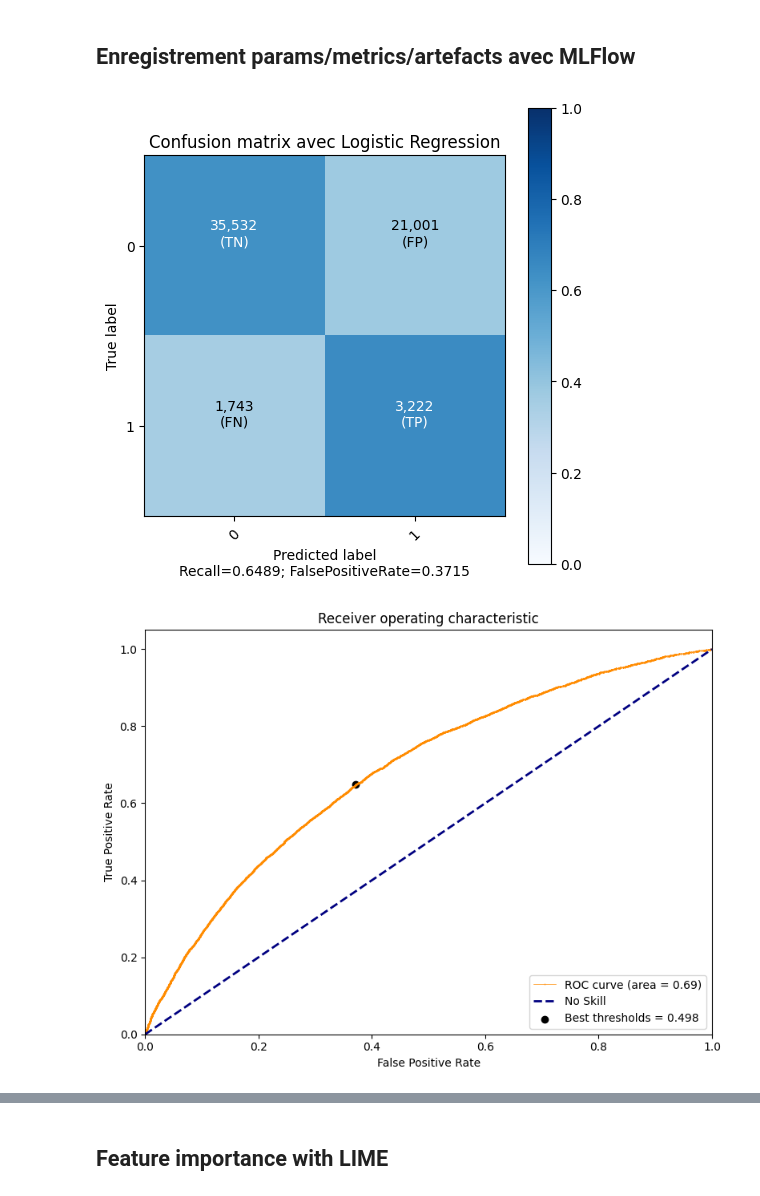
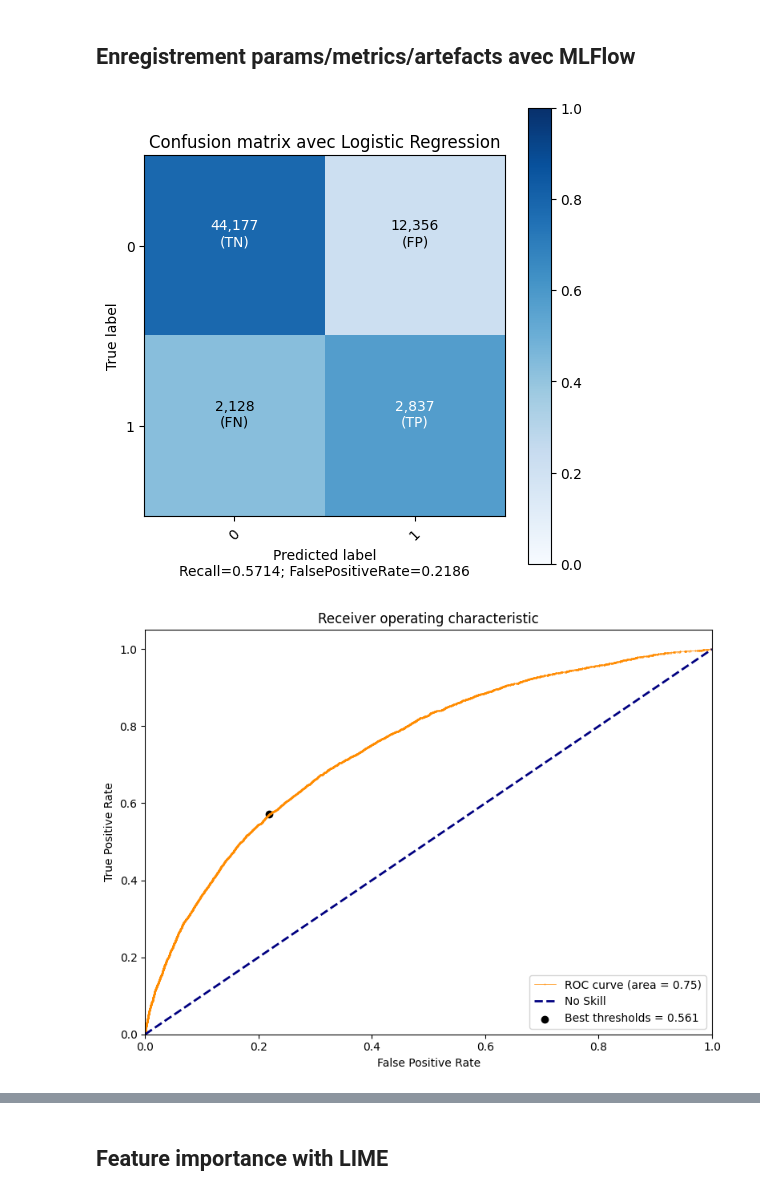
Before and after one commit to JulienCla/OC_Projet_7, a Jupyter notebook: Test_different_modeles.ipynb, the cells around one changed output, grey strips where cells are left out. Drawn from its saved outputs; the diff is of its cells as text; code cells hidden in the pictures.

```diff
--- a/Test_different_modeles.ipynb
+++ b/Test_different_modeles.ipynb
@@ -97,7 +97,7 @@ data_test.to_csv('flask_application/data_test.csv')
 num_features = make_column_selector(dtype_include = ['float64'])
 
 pipe_num = Pipeline([
-    ("impnum", SimpleImputer()),
+    ("impnum", SimpleImputer(strategy = 'median')),
     ("sc", StandardScaler()),
 ])
 
@@ -276,8 +276,9 @@ run_description = """
 ### Data
 Dataset complet
 Sélection de feature : condition sur la variance
-                       Kbest (k=100) basé sur mutual_info_classif
-Imputation simple : float --> mean
+                       Kbest (k=200) basé sur mutual_info_classif
+                       corrélation entre variables
+Imputation simple : float --> median
                     int   --> most frequent
 Standard scaler pour vars continues
 Over and under sampling pour gérer déséquilibre de classe
@@ -354,32 +355,32 @@ with mlflow.start_run(run_name=run_name, description=run_description):
     title = 'Confusion matrix avec Logistic Regression'
     utils.plot_confusion_matrix(cm, ['0', '1'], title)
     mlflow.log_artifact('Data/matrix.png')
 
     # Enregistrement courbe ROC
     utils.plot_roc_auc(y_test, predictions_proba)
     mlflow.log_artifact('Data/roc_auc_curve.png')
 
     # Enregistrement features importance du modèle
     importance_df = pd.DataFrame()
     importance_df["feature"] = feature_names
     importance_df["importance"] = np.abs(pred_pipeline['estimator'].coef_[0])
 
     title = 'Logistic Regression Features'
     utils.display_importances(importance_df, title)
     mlflow.log_artifact('Data/features_importances.png')
 
     # Enregistrement Learning curve
     utils.plot_learning_curve(X_train, y_train, pred_pipeline)
     mlflow.log_artifact('Data/learning_curve.png')
 
     # Enregistrement disribution probas
     utils.plot_hist_proba(predictions_proba, y_test, best_thresh)
     mlflow.log_artifact('Data/distribution_pred_probas.png')
 
     # # Enregistrement des datasets train et test
     # artifact_df(X_train, y_train, X_test, y_test, feats)
     # mlflow.log_artifact('train_data.csv')
     # mlflow.log_artifact('test_data.csv')
 # %% [output]
-[figure, old version]
+[figure, new version]
-[figure, old version]
+[figure, new version]
```
Also changed, not shown: parts of 24 cells of this notebook, 5 other files.
